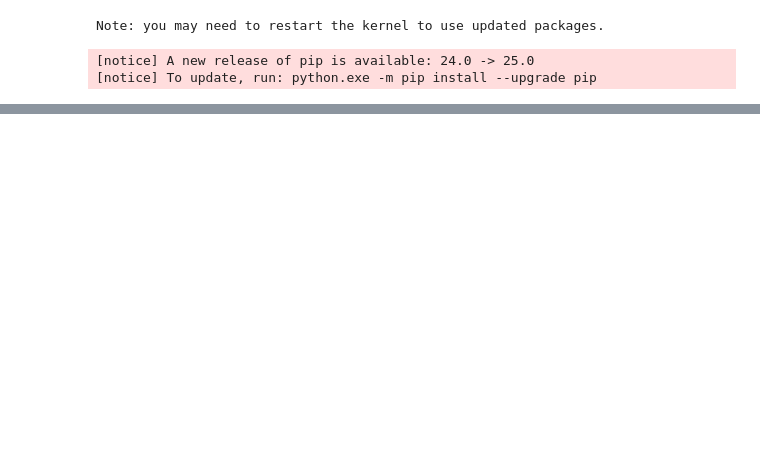
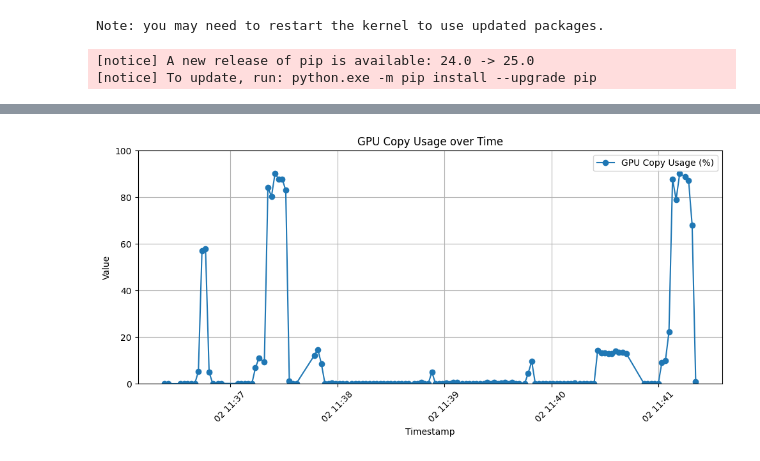
Before and after one commit to dnoliver/python-perfmon-server, a Jupyter notebook: notebook.ipynb, the cells around one changed output, grey strips where cells are left out. Saved outputs shown, nothing was run; the diff lists cells and outputs as text; code cells hidden in the pictures; blank space fills up the shorter version.

Commit message:
Use powershell for collection
* Remove pyperfmon
* Add powershell script for collection
* Add gpu compute and copy metrics
* Update notebook with metrics
* Add vscode launch config

```diff
--- a/notebook.ipynb
+++ b/notebook.ipynb
@@ -100,0 +67,8 @@ plt.show()
+# %%
+# Fetch data from the server for GPUCopyUsagePercentage
+data_dict_gpu_copy = fetch_data('GPUCopyUsagePercentage')
+
+# Plot the timeseries graph for GPUCopyUsagePercentage
+plot_data(data_dict_gpu_copy, 'GPU Copy Usage (%)', 'GPU Copy Usage over Time')
+# %% [output]
+[figure, added]
```
Also changed, not shown: parts of 8 cells of this notebook, 3 other files.
